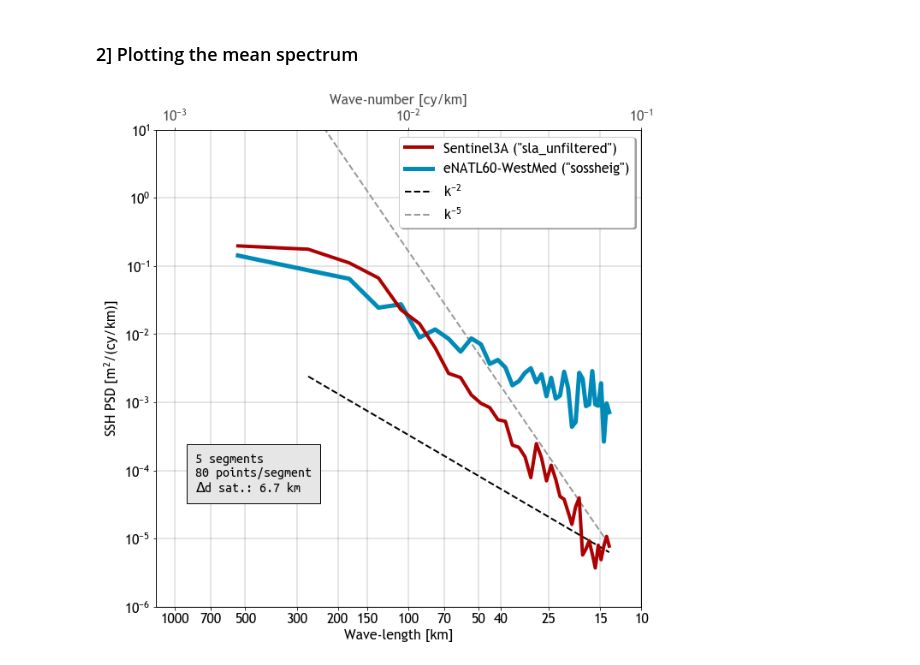
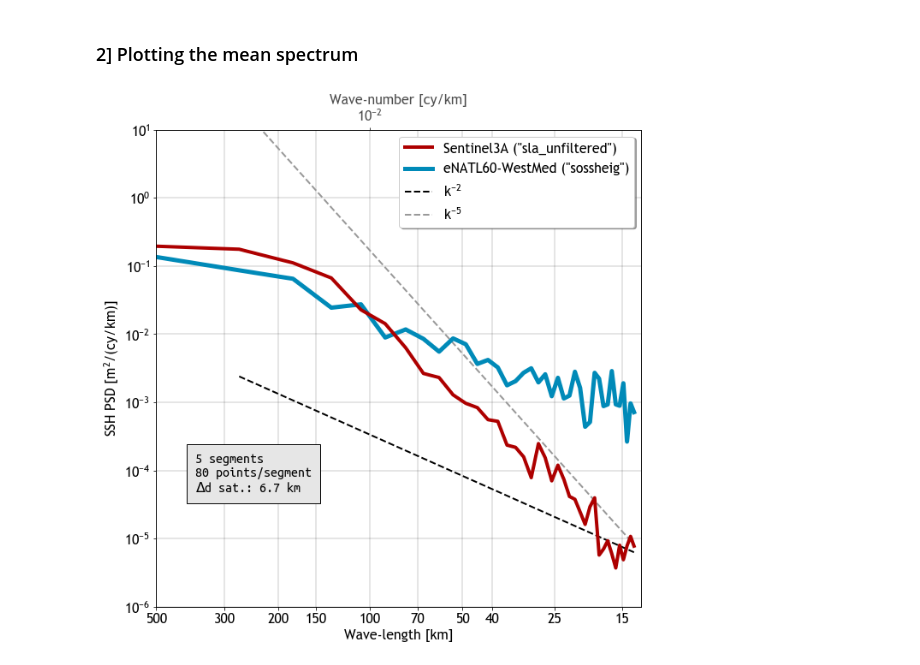
Before and after one commit to brodeau/gonzag, a Jupyter notebook: notebook/alongtrack_sat_vs_nemo.ipynb, the cells around one changed output. Cells and saved outputs as stored; diff of their text form; code cells hidden in the pictures.

```diff
--- a/notebook/alongtrack_sat_vs_nemo.ipynb
+++ b/notebook/alongtrack_sat_vs_nemo.ipynb
@@ -191,19 +192,19 @@ Kwn, PwSpc_s, PwSpc_m = gzg.ApplyFFT( IDEDSeg, XPs, XPm, rdist_sample )
 # %%
 CLIMPORN_DIR = getenv('HOME')+'/DEV/climporn/python' ; # get it there: https://github.com/brodeau/climporn
 sys.path.append(CLIMPORN_DIR)
 import climporn as cp
 
 # Building our spectrum as the mean of the NbSeg spectra:
 vps_mod = nmp.mean(PwSpc_m[:,:],axis=0)
 vps_sat = nmp.mean(PwSpc_s[:,:],axis=0)
 
 # Blabla for the plot:
 cinfrm = str(NbSeg)+' segments\n'+str(Nsl)+' points/segment\n'+r'$\Delta$d sat.: '+str(round(rdist_sample,1))+' km'
 
 ii = cp.plot("pow_spectrum_ssh")(Kwn, vps_mod, clab1=name_mod+' ("'+name_ssh_mod+'")', clr1=clr_mod, lw1=5, \
                                  cinfo=cinfrm, logo_on=False, \
-                                 L_min=10., L_max=1200., P_min_y=-6, P_max_y=1, \
+                                 L_min=13., L_max=500., P_min_y=-6, P_max_y=1, \
                                  l_show_k4=False, l_show_k5=True, l_show_k11o3=False, l_show_k2=True, \
                                  vk2=Kwn, vps2=vps_sat, clab2=name_sat+' ("'+name_ssh_sat+'")', clr2=clr_sat, lw2=4)
 # %% [output]
-[figure, old version]
+[figure, new version]
```
Also changed, not shown: parts of 3 cells of this notebook.
